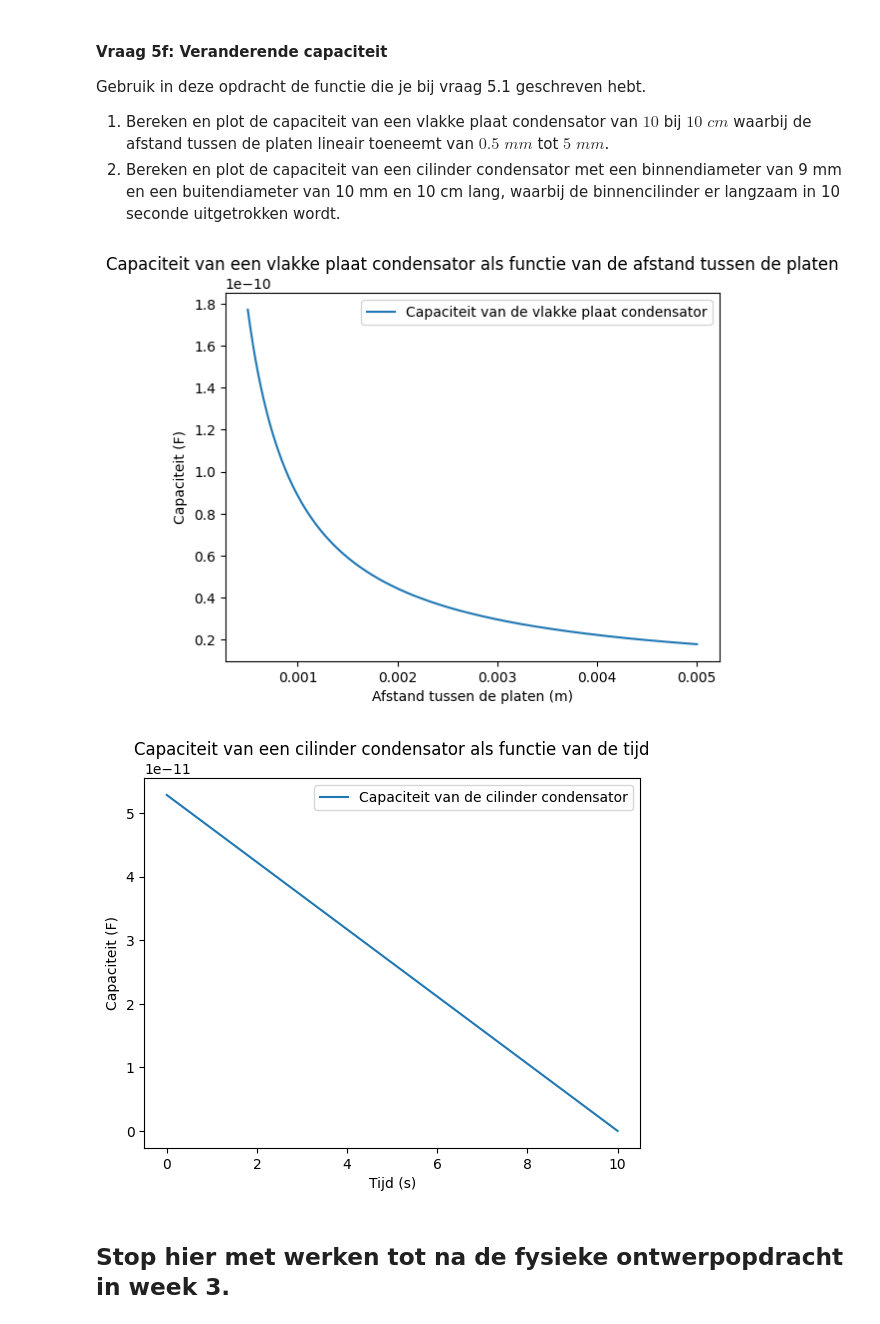
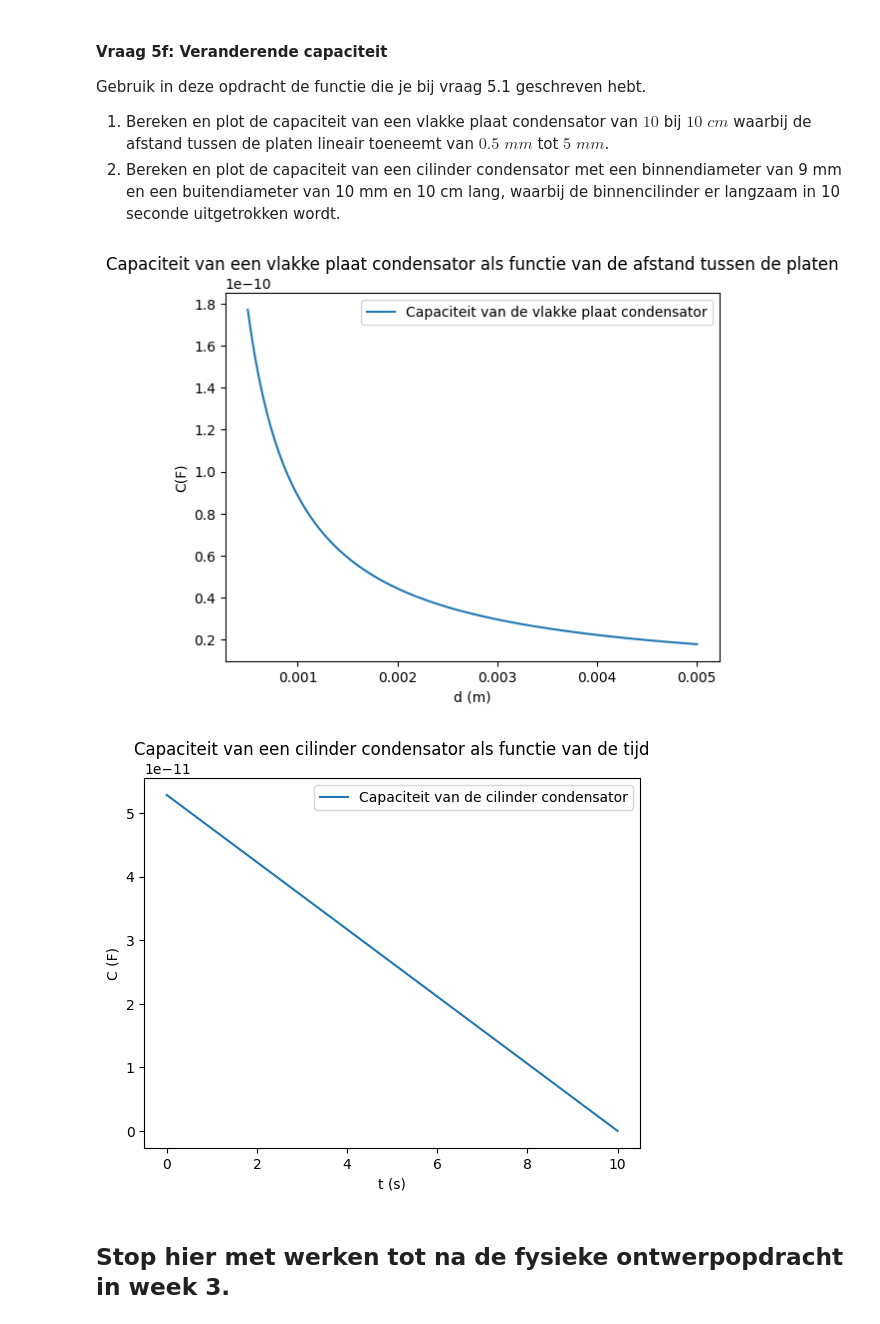
Before and after one commit to wobsen/opdrachten-DEF-D, a Jupyter notebook: DigitaleOntwerpopdrachten/1CondensatorOpdracht/CondensatorOntwerpopdracht.ipynb, the cells around one changed output. Drawn from its saved outputs; the diff is of its cells as text; code cells hidden in the pictures.

```diff
--- a/DigitaleOntwerpopdrachten/1CondensatorOpdracht/CondensatorOntwerpopdracht.ipynb
+++ b/DigitaleOntwerpopdrachten/1CondensatorOpdracht/CondensatorOntwerpopdracht.ipynb
@@ -812,33 +813,33 @@ Gebruik in deze opdracht de functie die je bij vraag 5.1 geschreven hebt.
 # %%
 #1
 d = np.linspace(0.0005, 0.005, 1000)
 C_values_plaat = vlakkeplaat(e_0, e_r_lucht, 0.1*0.1, d)
 
 plt.figure()
 plt.plot(d, C_values_plaat, label='Capaciteit van de vlakke plaat condensator')
-plt.xlabel('Afstand tussen de platen (m)')
-plt.ylabel('Capaciteit (F)')
+plt.xlabel('d (m)')
+plt.ylabel('C(F)')
 plt.title('Capaciteit van een vlakke plaat condensator als functie van de afstand tussen de platen')
 plt.legend()
 plt.show()
 
 #2
 t = np.linspace(0, 10, 1000)
 L0 = 0.10  # 10 cm
 L = L0 * (1 - t/10)
 
 C_values_cilinder = cilinder(e_0, e_r_lucht, L, 0.009, 0.01)
 
 plt.figure()
 plt.plot(t, C_values_cilinder, label='Capaciteit van de cilinder condensator')
-plt.xlabel('Tijd (s)')
-plt.ylabel('Capaciteit (F)')
+plt.xlabel('t (s)')
+plt.ylabel('C (F)')
 plt.title('Capaciteit van een cilinder condensator als functie van de tijd')
 plt.legend()
 plt.show()
 # %% [output]
-[figure, old version]
+[figure, new version]
-[figure, old version]
+[figure, new version]
 # %% [markdown]
 ## Stop hier met werken tot na de fysieke ontwerpopdracht in week 3.
 # %% [markdown]
```
Also changed, not shown: parts of 6 cells of this notebook.
